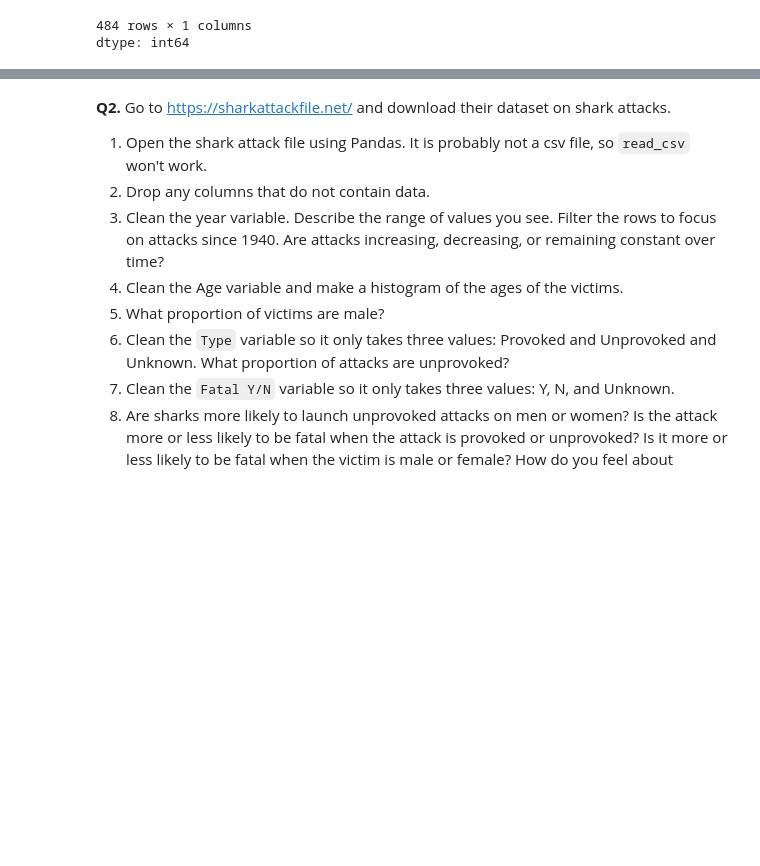
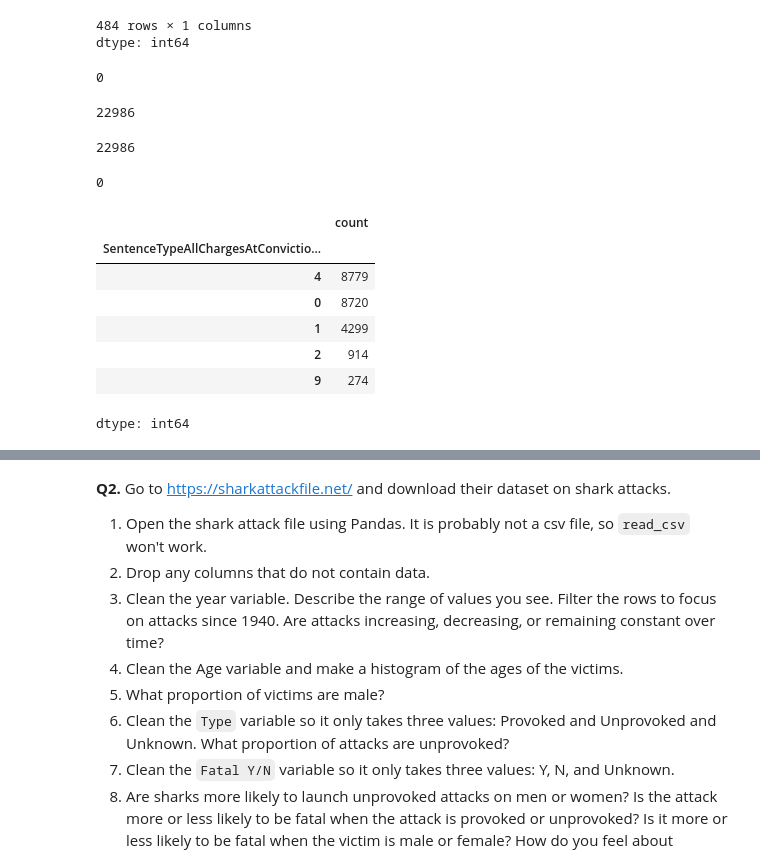
Before and after one commit to aileenkent/wrangling, a Jupyter notebook: assignment/assignment.ipynb, the cells around one changed output, grey strips where cells are left out. Drawn from its saved outputs; the diff is of its cells as text; code cells hidden in the pictures; blank space fills up the shorter version.

```diff
--- a/assignment/assignment.ipynb
+++ b/assignment/assignment.ipynb
@@ -214,3 +214,30 @@ justice_data['ImposedSentenceAllChargeInContactEvent'].value_counts()
 | 1.6570841889117 | 1 |
 484 rows × 1 columns
 dtype: int64
+# %%
+justice_data['ImposedSentenceAllChargeInContactEvent'].isnull().sum()
+# %% [output]
+0
+# %%
+len(justice_data['ImposedSentenceAllChargeInContactEvent'])
+# %% [output]
+22986
+# %%
+len(justice_data['SentenceTypeAllChargesAtConvictionInContactEvent'])
+# %% [output]
+22986
+# %%
+justice_data['SentenceTypeAllChargesAtConvictionInContactEvent'].isnull().sum()
+# %% [output]
+0
+# %%
+justice_data['SentenceTypeAllChargesAtConvictionInContactEvent'].value_counts()
+# %% [output]
+|  | count |
+| SentenceTypeAllChargesAtConvictio... |  |
+| 4 | 8779 |
+| 0 | 8720 |
+| 1 | 4299 |
+| 2 | 914 |
+| 9 | 274 |
+dtype: int64
```
Also changed, not shown: parts of 3 cells of this notebook.
